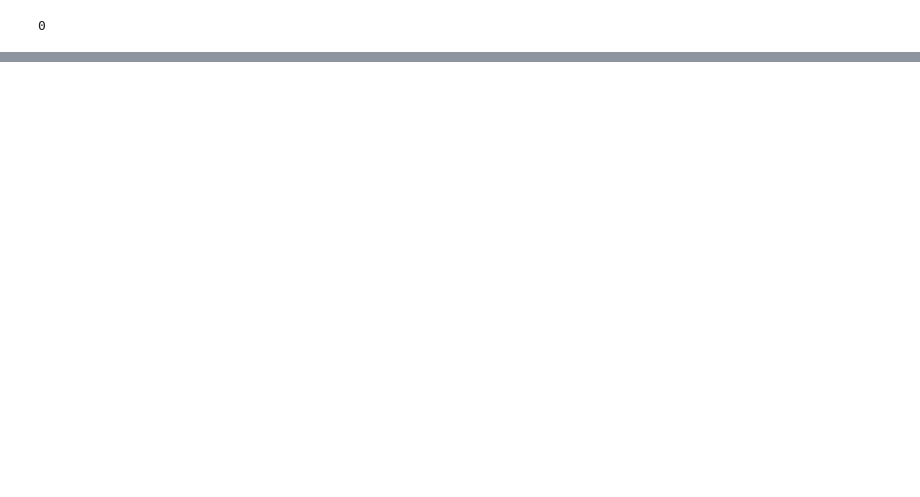
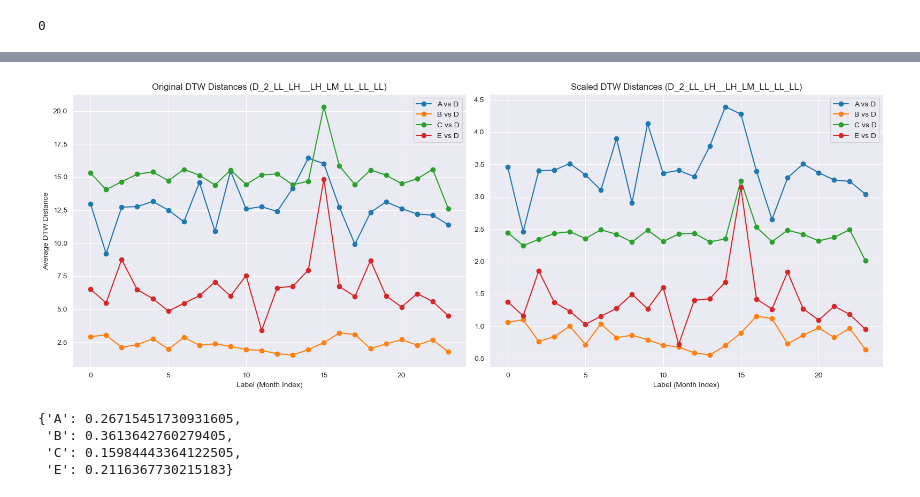
Before and after one commit to arthurhirez/FedLeaks, a Jupyter notebook: CentralizedData_similarity.ipynb, the cells around one changed output, grey strips where cells are left out. Saved outputs shown, nothing was run; the diff lists cells and outputs as text; code cells hidden in the pictures; blank space fills up the shorter version.

Commit message:
Compiling_results_report

```diff
--- a/CentralizedData_similarity.ipynb
+++ b/CentralizedData_similarity.ipynb
@@ -167,6 +291,10 @@ all_labels = sorted(set(label for df in data_clients.values() for label in df['l
 # Step 2: Initialize result storage
 dtw_results = {client: [] for client in clients if client != target_client}
 dtw_results['label'] = []
+
+final_state_target = data_clients[target_client][data_clients[target_client]['label'] == 22].drop(columns='label')
+scaler = StandardScaler()
+final_state_target= scaler.fit_transform(final_state_target)
 
 # Step 3: Loop through all labels
 for label in all_labels:
@@ -193,10 +321,10 @@ for label in all_labels:
             continue
         dist_sum = 0
         for col in range(label_data_scaled[client].shape[1]):
-            series_target = label_data_scaled[target_client][:, col]
+            series_target = label_data_scaled[target_client][:, col] #final_state_target[:, col]#
             series_other = label_data_scaled[client][:, col]
             dist_sum += dtw(series_target, series_other)
-        dtw_results[client].append(dist_sum / 5)  # average over time series
+        dtw_results[client].append(dist_sum)  # average over time series
 
 # Step 4: Convert to DataFrame
 df_dtw = pd.DataFrame(dtw_results)
@@ -221 +413,52 @@ Install h5py to use hdf5 features: http://docs.h5py.org/
+# %%
+# Step 1: Create a dictionary of dist_norm values where client_1 == 'D'
+dist_norm_map = df_edges_agg_D[df_edges_agg_D['client_1'] == 'D'].set_index('client_2')['dist_norm'].to_dict()
+
+# Step 2: Copy the df_dtw so we don't modify it directly
+df_dtw_scaled = df_dtw.copy()
+
+# Step 3: Multiply each relevant column by its corresponding dist_norm
+for client_col in ['A', 'B', 'C', 'E']:
+    if client_col in dist_norm_map:
+        df_dtw_scaled[client_col] = dist_norm_map[client_col] * df_dtw_scaled[client_col]
+    else:
+        print(f"Warning: No dist_norm found for client '{client_col}' — column will be left unchanged.")
+
+import matplotlib.pyplot as plt
+
+# Set up side-by-side subplots
+fig, axes = plt.subplots(1, 2, figsize=(16, 6), sharey=False)
+
+# Plot 1: Original DTW distances
+for client in df_dtw.columns:
+    if client != 'label':
+        axes[0].plot(df_dtw['label'], df_dtw[client], label=f'{client} vs {target_client}', marker='o')
+
+axes[0].set_title(f'Original DTW Distances ({case})')
+axes[0].set_xlabel('Label (Month Index)')
+axes[0].set_ylabel('Average DTW Distance')
+axes[0].legend()
+axes[0].grid(True)
+
+# Plot 2: Scaled DTW distances
+for client in df_dtw_scaled.columns:
+    if client != 'label':
+        axes[1].plot(df_dtw_scaled['label'], df_dtw_scaled[client], label=f'{client} vs {target_client}', marker='o')
+
+axes[1].set_title(f'Scaled DTW Distances ({case})')
+axes[1].set_xlabel('Label (Month Index)')
+axes[1].legend()
+axes[1].grid(True)
+
+# Layout
+plt.tight_layout()
+# %% [output]
+[figure, added]
+# %%
+dist_norm_map
+# %% [output]
+{'A': 0.26715451730931605,
+ 'B': 0.3613642760279405,
+ 'C': 0.15984443364122505,
+ 'E': 0.2116367730215183}
 # %%
```
Also changed, not shown: parts of 17 cells of this notebook, 13 other files.
